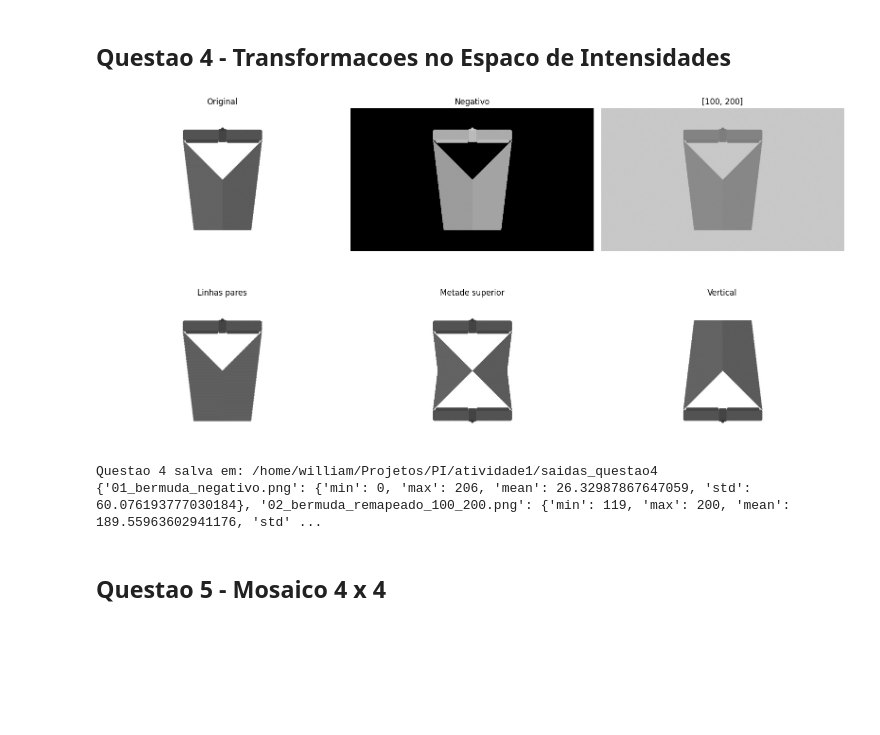
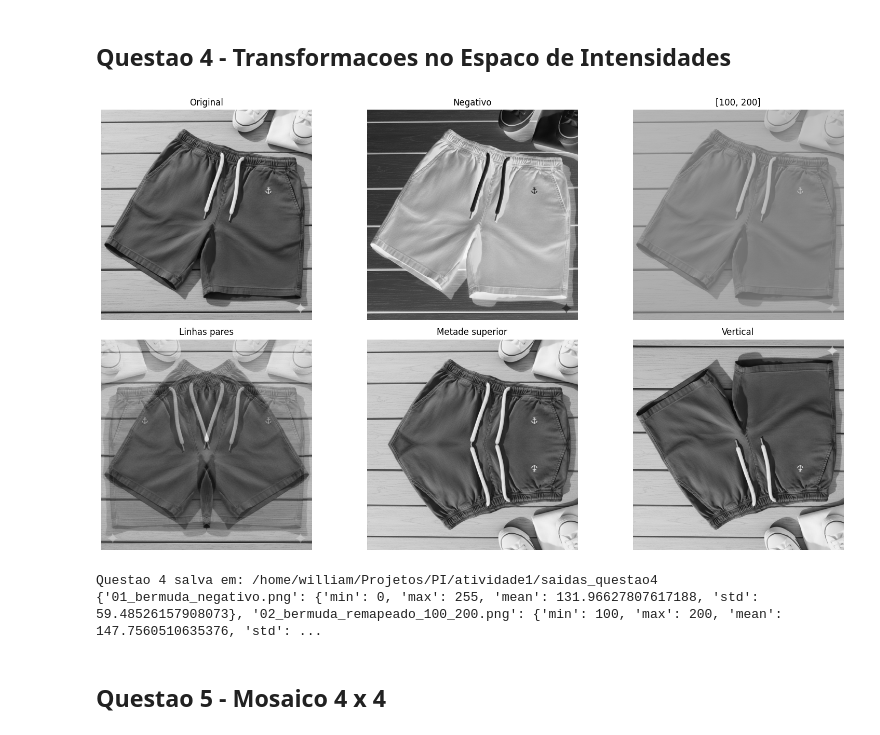
Before and after one commit to William-SWS/PI, a Jupyter notebook: atividade1/atividade1.ipynb, the cells around one changed output. Drawn from its saved outputs; the diff is of its cells as text; code cells hidden in the pictures; blank space fills up the shorter version.

```diff
--- a/atividade1/atividade1.ipynb
+++ b/atividade1/atividade1.ipynb
@@ -162,8 +162,8 @@ Questao 2 salva em: /home/william/Projetos/PI/atividade1/saidas_questao2
 # %%
 # Questao 3 - implementacao completa
 pasta_q3 = ROOT.parent / "imagens questao 3"
-img_q3_1_path = pasta_q3 / "bermuda.jpg"
-img_q3_2_path = pasta_q3 / "blusa.jpg"
+img_q3_1_path = pasta_q3 / "bermuda2.png"
+img_q3_2_path = pasta_q3 / "blusa2.png"
 img_q3_1 = cv2.imread(str(img_q3_1_path))
 img_q3_2 = cv2.imread(str(img_q3_2_path))
 
@@ -244,7 +244,7 @@ Questao 3 salva em: /home/william/Projetos/PI/atividade1/saidas_questao3
 # %%
 # Questao 4 - implementacao completa
 pasta_q4 = ROOT / "imagens questao 4 "
-img_q4_path = pasta_q4 / "bermuda.jpg"
+img_q4_path = pasta_q4 / "bermuda2.png"
 img_q4 = cv2.imread(str(img_q4_path), cv2.IMREAD_GRAYSCALE)
 if img_q4 is None:
     raise FileNotFoundError(f"Nao foi possivel carregar a imagem da questao 4: {img_q4_path}")
@@ -331,36 +331,36 @@ axes[5].imshow(vertical_q4, cmap="gray", vmin=0, vmax=255)
 axes[5].set_title("Vertical")
 for ax in axes:
     ax.axis("off")
 plt.tight_layout()
 plt.show()
 
 assert img_q4.ndim == 2, f"Imagem da questao 4 deve ser monocromatica, recebido {img_q4.ndim}D"
 assert negativo_q4.shape == img_q4.shape
 assert remapeado_q4.shape == img_q4.shape
 assert pares_invertidos_q4.shape == img_q4.shape
 assert espelhado_q4.shape == img_q4.shape
 assert vertical_q4.shape == img_q4.shape
 assert remapeado_q4.min() >= 100 and remapeado_q4.max() <= 200
 assert all(imagem.dtype == np.uint8 for _, _, imagem in transformacoes_q4)
 
 artefato_q4 = {
     "timestamp": datetime.now().isoformat(),
     "entrada": str(img_q4_path),
     "dimensoes_entrada": list(img_q4.shape),
     "transformacoes": [
         {"nome": nome, "arquivo": arquivo, "metricas": metricas_q4[arquivo]}
         for nome, arquivo, _ in transformacoes_q4
     ],
 }
 with open(OUT_Q4 / "resultado_metricas_execucao.json", "w", encoding="utf-8") as f:
     json.dump(artefato_q4, f, indent=2, ensure_ascii=False)
 
 print(f"Questao 4 salva em: {OUT_Q4}")
 print(metricas_q4)
 # %% [output]
-[figure, old version]
+[figure, new version]
 Questao 4 salva em: /home/william/Projetos/PI/atividade1/saidas_questao4
-{'01_bermuda_negativo.png': {'min': 0, 'max': 206, 'mean': 26.32987867647059, 'std': 60.076193777030184}, '02_bermuda_remapeado_100_200.png': {'min': 119, 'max': 200, 'mean': 189.55963602941176, 'std' ...
+{'01_bermuda_negativo.png': {'min': 0, 'max': 255, 'mean': 131.96627807617188, 'std': 59.48526157908073}, '02_bermuda_remapeado_100_200.png': {'min': 100, 'max': 200, 'mean': 147.7560510635376, 'std': ...
 # %% [markdown]
 ## Questao 5 - Mosaico 4 x 4
 # %%
```
Also changed, not shown: parts of 1 cell of this notebook, 20 other files.
